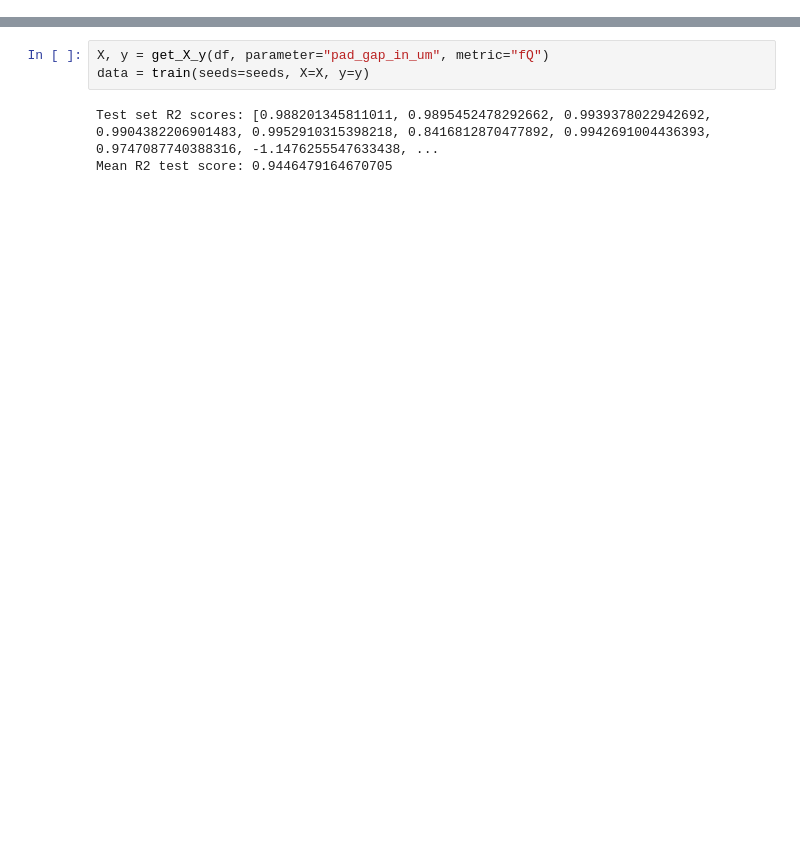
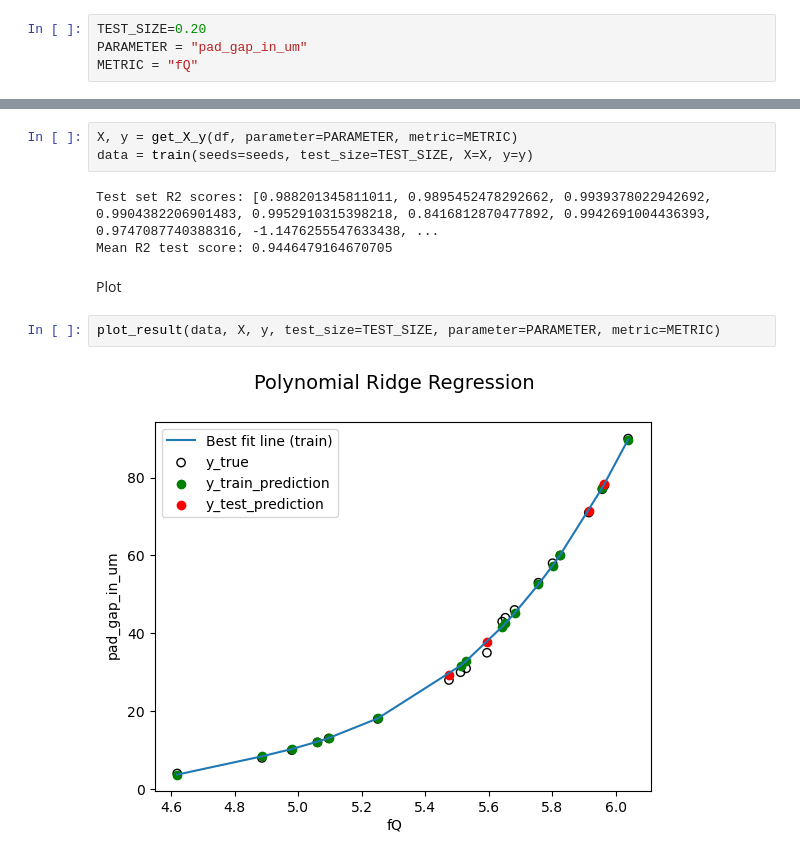
Before and after one commit to cda-tum/mqt-dasqa, a Jupyter notebook: notebooks/1.0-train_model.ipynb, the cells around one changed output, grey strips where cells are left out. Cells and saved outputs as stored; diff of their text form; blank space fills up the shorter version.

Commit message:
Create plotting result function

```diff
--- a/notebooks/1.0-train_model.ipynb
+++ b/notebooks/1.0-train_model.ipynb
@@ -134,0 +186,4 @@ Train model to predict pad_gap from qubit frequency (fQ)
+# %%
+TEST_SIZE=0.20
+PARAMETER = "pad_gap_in_um"
+METRIC = "fQ"
@@ -135,6 +192,12 @@ Train model to predict pad_gap from qubit frequency (fQ)
 # %%
-X, y = get_X_y(df, parameter="pad_gap_in_um", metric="fQ")
-data = train(seeds=seeds, X=X, y=y)
+X, y = get_X_y(df, parameter=PARAMETER, metric=METRIC)
+data = train(seeds=seeds, test_size=TEST_SIZE, X=X, y=y)
 # %% [output]
 Test set R2 scores: [0.988201345811011, 0.9895452478292662, 0.9939378022942692, 0.9904382206901483, 0.9952910315398218, 0.8416812870477892, 0.9942691004436393, 0.9747087740388316, -1.1476255547633438, ...
 Mean R2 test score: 0.9446479164670705
+# %% [markdown]
+Plot
+# %%
+plot_result(data, X, y, test_size=TEST_SIZE, parameter=PARAMETER, metric=METRIC)
+# %% [output]
+[figure, added]
```
Also changed, not shown: parts of 5 cells of this notebook.
